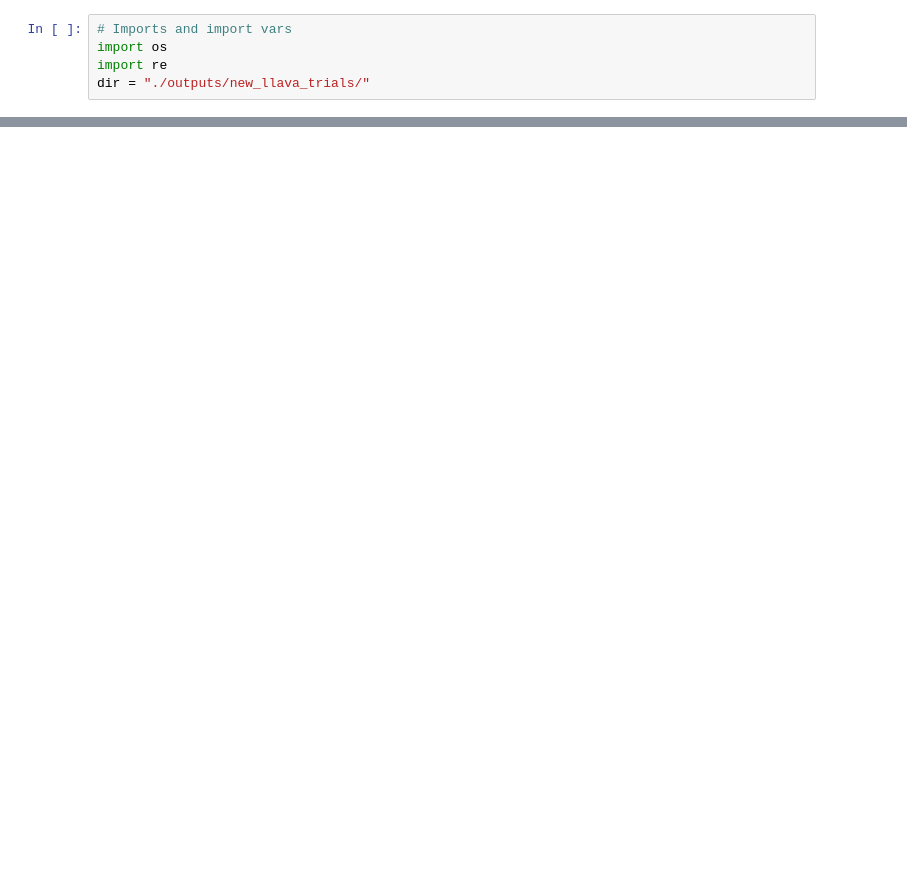
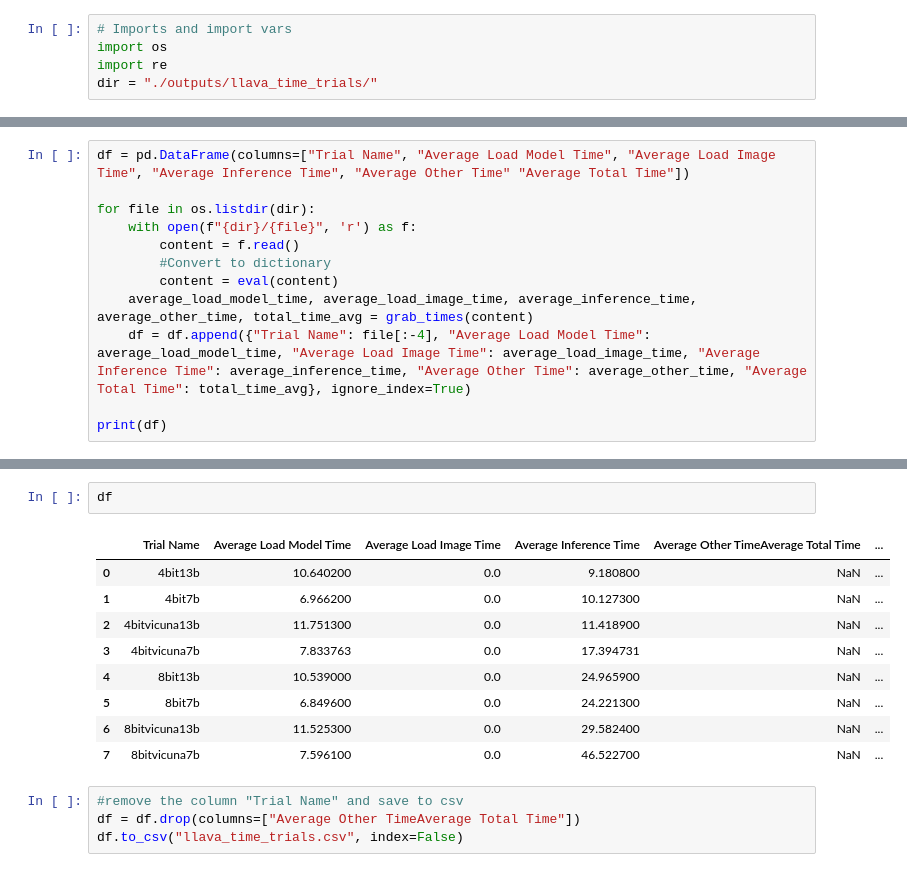
Before and after one commit to Silverasdf/extracted_frames_sheets, a Jupyter notebook: performance_analysis.ipynb, the cells around one changed output, grey strips where cells are left out. Cells and saved outputs as stored; diff of their text form; blank space fills up the shorter version.

Commit message:
Added time trials

```diff
--- a/performance_analysis.ipynb
+++ b/performance_analysis.ipynb
@@ -2,7 +2,7 @@
 # Imports and import vars
 import os
 import re
-dir = "./outputs/new_llava_trials/"
+dir = "./outputs/llava_time_trials/"
 # %%
 overall_times = []
 overall_average_times = []
@@ -172,0 +216,12 @@ Average Total Time: 22.32s
+# %%
+df = pd.DataFrame(columns=["Trial Name", "Average Load Model Time", "Average Load Image Time", "Average Inference Time", "Average Other Time" "Average Total Time"])
+
+for file in os.listdir(dir):
+    with open(f"{dir}/{file}", 'r') as f:
+        content = f.read()
+        #Convert to dictionary
+        content = eval(content)
+    average_load_model_time, average_load_image_time, average_inference_time, average_other_time, total_time_avg = grab_times(content)
+    df = df.append({"Trial Name": file[:-4], "Average Load Model Time": average_load_model_time, "Average Load Image Time": average_load_image_time, "Average Inference Time": average_inference_time, "Average Other Time": average_other_time, "Average Total Time": total_time_avg}, ignore_index=True)
+
+print(df)
@@ -172,0 +287,16 @@ Average Total Time: 22.32s
+# %%
+df
+# %% [output]
+|  | Trial Name | Average Load Model Time | Average Load Image Time | Average Inference Time | Average Other TimeAverage Total Time | ... |
+| 0 | 4bit13b | 10.640200 | 0.0 | 9.180800 | NaN | ... |
+| 1 | 4bit7b | 6.966200 | 0.0 | 10.127300 | NaN | ... |
+| 2 | 4bitvicuna13b | 11.751300 | 0.0 | 11.418900 | NaN | ... |
+| 3 | 4bitvicuna7b | 7.833763 | 0.0 | 17.394731 | NaN | ... |
+| 4 | 8bit13b | 10.539000 | 0.0 | 24.965900 | NaN | ... |
+| 5 | 8bit7b | 6.849600 | 0.0 | 24.221300 | NaN | ... |
+| 6 | 8bitvicuna13b | 11.525300 | 0.0 | 29.582400 | NaN | ... |
+| 7 | 8bitvicuna7b | 7.596100 | 0.0 | 46.522700 | NaN | ... |
+# %%
+#remove the column "Trial Name" and save to csv
+df = df.drop(columns=["Average Other TimeAverage Total Time"])
+df.to_csv("llava_time_trials.csv", index=False)
```
Also changed, not shown: parts of 6 cells of this notebook, 9 other files.
